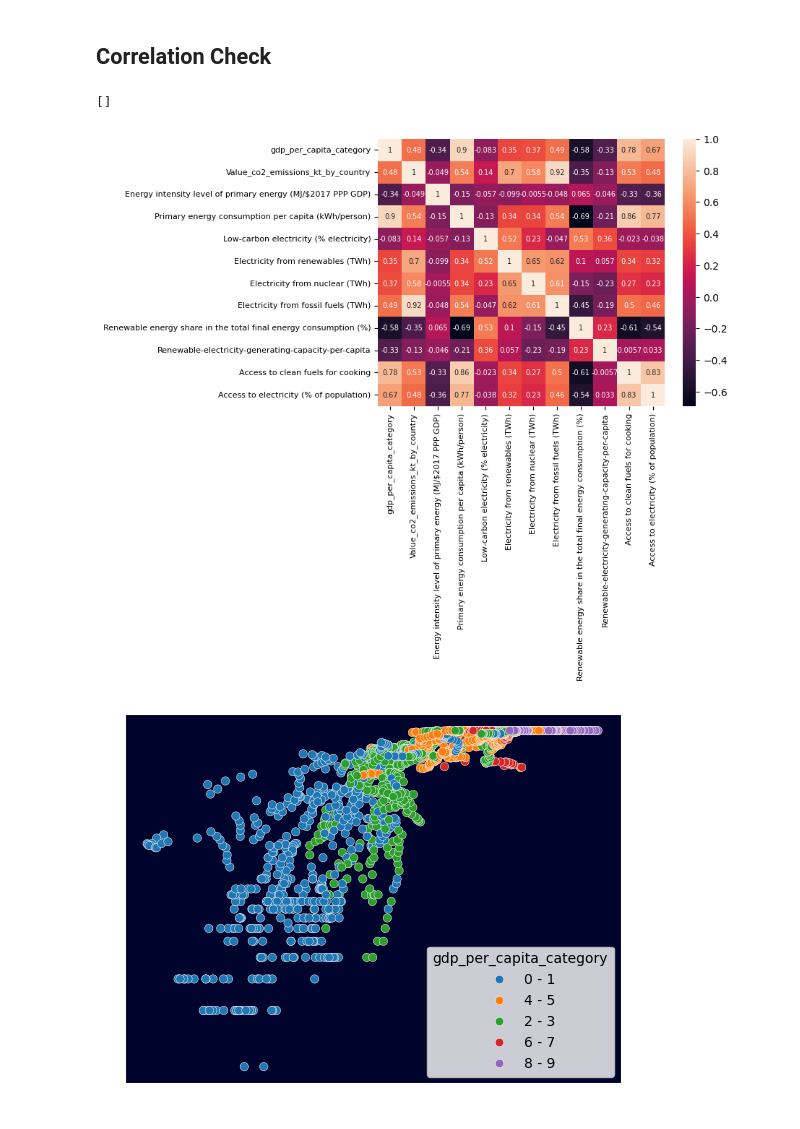
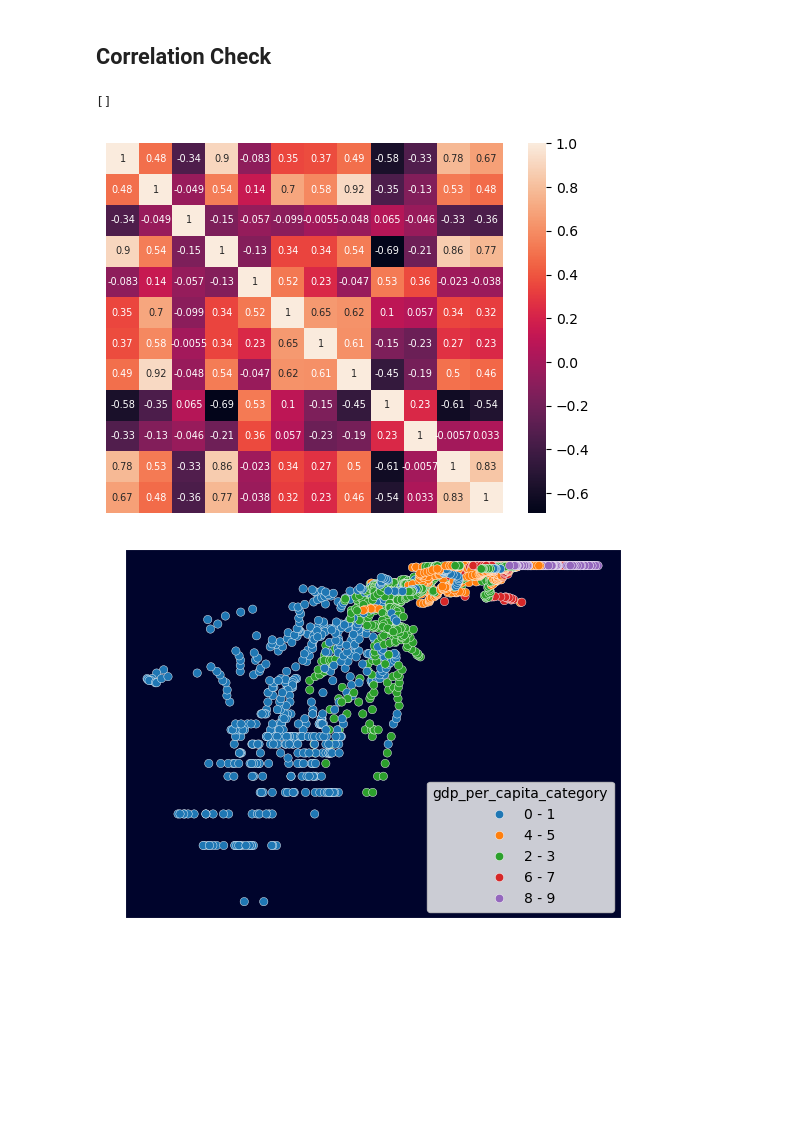
Before and after one commit to Nicohim87/GDPPerCapitaPredictionModel, a Jupyter notebook: Correlation Checking Poster.ipynb, the cells around one changed output. Drawn from its saved outputs; the diff is of its cells as text; code cells hidden in the pictures; blank space fills up the shorter version.

```diff
--- a/Correlation Checking Poster.ipynb
+++ b/Correlation Checking Poster.ipynb
@@ -89,14 +89,14 @@ col = df.columns
 ## Correlation Check
 # %%
 sns.heatmap(df[col[::-1]].corr(), annot=True, annot_kws={"size": 7})
-plt.xticks(fontsize=8)
-plt.yticks(fontsize=8)
+plt.xticks([])
+plt.yticks([])
 
 
 plt.plot()
 # %% [output]
 []
-[figure, old version]
+[figure, new version]
 # %%
 temp = df.copy()
 temp['gdp_per_capita_category'].replace([0,1,2,3,4,5,6,7,8,9],
```
Also changed, not shown: 6 other files.
